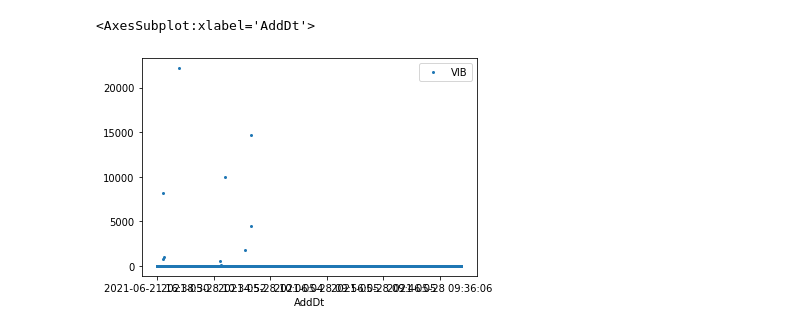
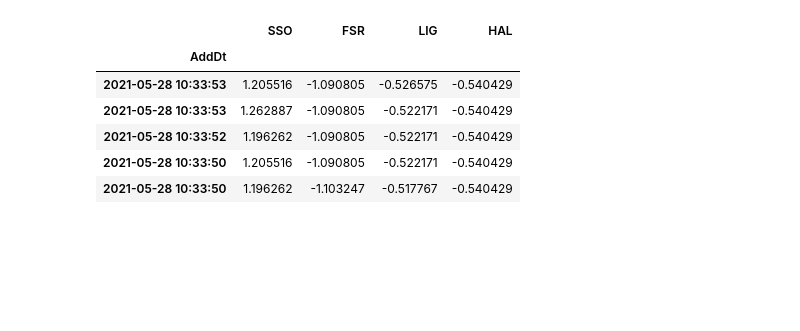
Before and after one commit to WhiteHyun/Lab, a Jupyter notebook: thesis/graph.ipynb, the cells around one changed output. Cells and saved outputs as stored; diff of their text form; code cells hidden in the pictures; blank space fills up the shorter version.

```diff
--- a/thesis/graph.ipynb
+++ b/thesis/graph.ipynb
@@ -24,6 +23,13 @@ df
-# %%
-vib = df.iloc[:, [1, 7]].set_index("AddDt")
-vib.plot(marker="o", linestyle="", markersize="2")
-# %% [output]
-<AxesSubplot:xlabel='AddDt'>
-[figure, removed]
+# %%
+index = 1100
+sensor_df = df.iloc[index:index+70, [1, 3, 4, 5, 6]].set_index("AddDt")
+normalization_df = (sensor_df - sensor_df.mean())/sensor_df.std()
+normalization_df.head()
+# %% [output]
+|  | SSO | FSR | LIG | HAL |
+| AddDt |  |  |  |  |
+| 2021-05-28 10:33:53 | 1.205516 | -1.090805 | -0.526575 | -0.540429 |
+| 2021-05-28 10:33:53 | 1.262887 | -1.090805 | -0.522171 | -0.540429 |
+| 2021-05-28 10:33:52 | 1.196262 | -1.090805 | -0.522171 | -0.540429 |
+| 2021-05-28 10:33:50 | 1.205516 | -1.090805 | -0.522171 | -0.540429 |
+| 2021-05-28 10:33:50 | 1.196262 | -1.103247 | -0.517767 | -0.540429 |
```
Also changed, not shown: parts of 4 cells of this notebook.
